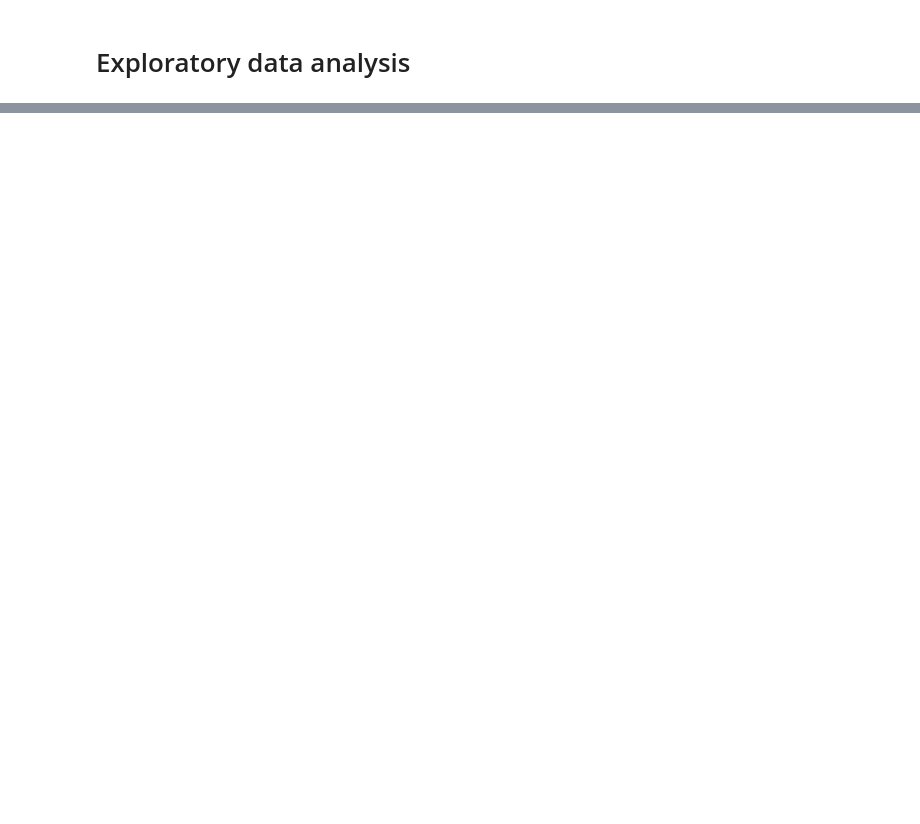
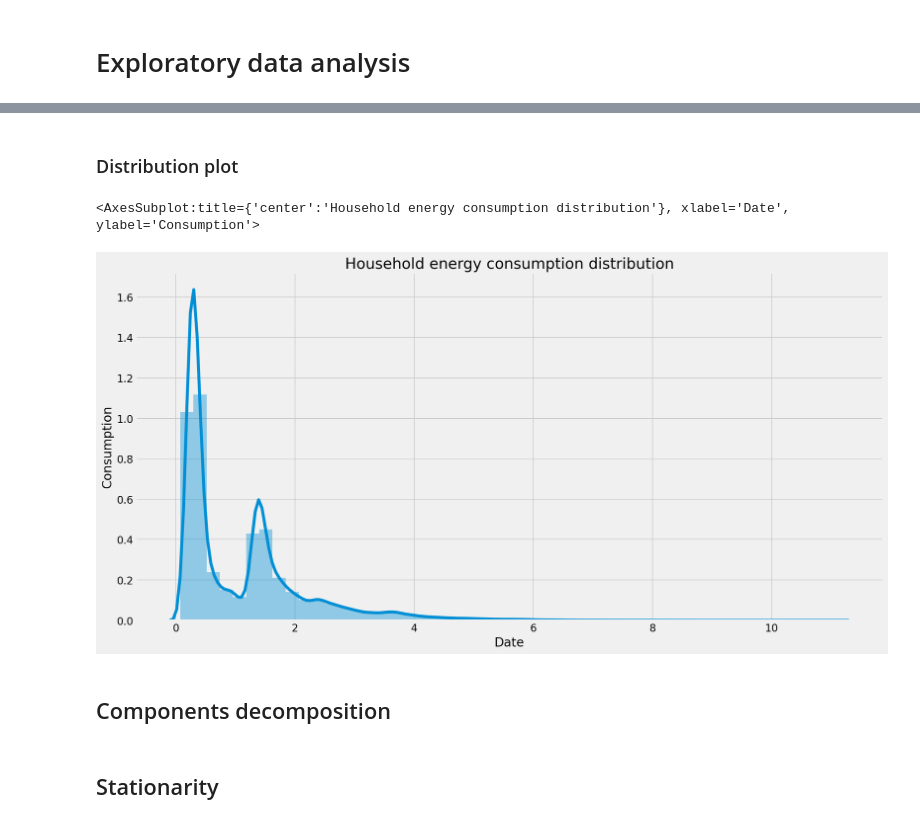
Before and after one commit to Melodyellinn/Projet_RNR, a Jupyter notebook: notebooks/notebook_EDA.ipynb, the cells around one changed output, grey strips where cells are left out. Drawn from its saved outputs; the diff is of its cells as text; code cells hidden in the pictures; blank space fills up the shorter version.

```diff
--- a/notebooks/notebook_EDA.ipynb
+++ b/notebooks/notebook_EDA.ipynb
@@ -155,0 +200,13 @@ ts_house.to_csv('../data/interim/household_unique/household_power_consumption.cs
+# %% [markdown]
+### Distribution plot
+# %%
+# distribution plot
+plt.xlabel("Date")
+plt.ylabel("Consumption")
+plt.title("Household energy consumption distribution")
+sns.distplot(ts_hp)
+# %% [output]
+<AxesSubplot:title={'center':'Household energy consumption distribution'}, xlabel='Date', ylabel='Consumption'>
+[figure, added]
+# %% [markdown]
+## Components decomposition
@@ -156,2 +218,2 @@ ts_house.to_csv('../data/interim/household_unique/household_power_consumption.cs
 # %% [markdown]
-##
+## Stationarity
```
Also changed, not shown: parts of 14 cells of this notebook.
